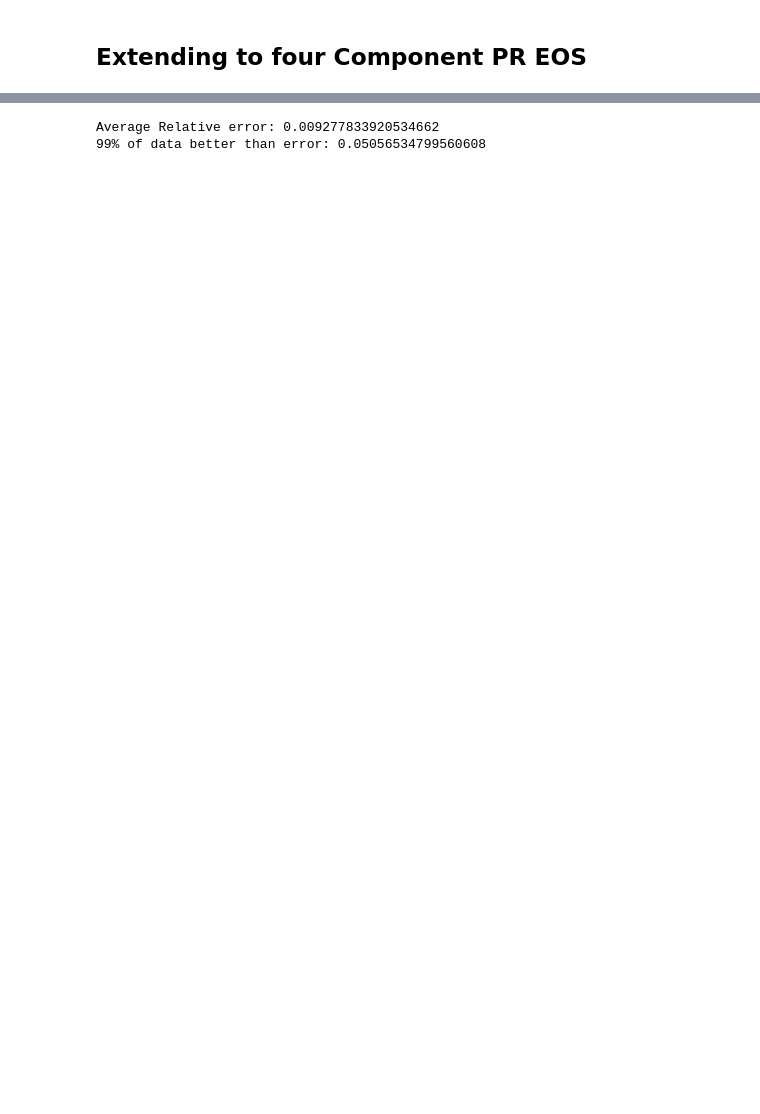
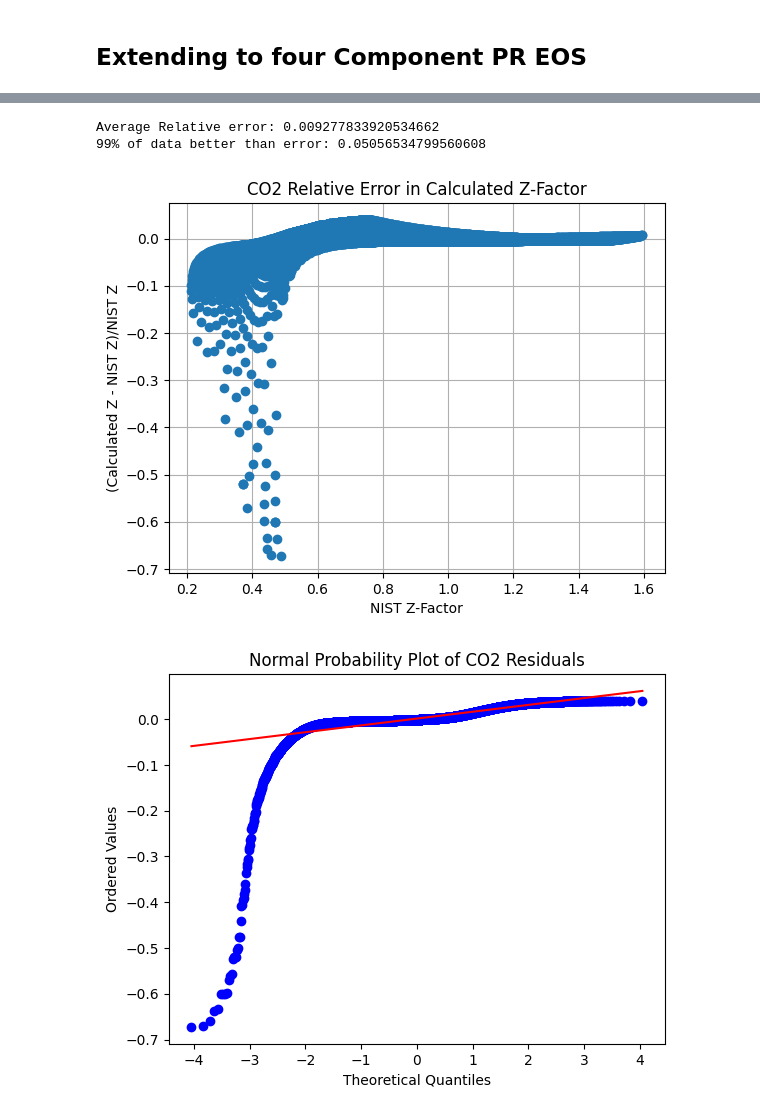
Before and after one commit to mwburgoyne/5_Component_PengRobinson_Z-Factor, a Jupyter notebook: Z-Factor from PR - 4 Component - Final.ipynb, the cells around one changed output, grey strips where cells are left out. Saved outputs shown, nothing was run; the diff lists cells and outputs as text; code cells hidden in the pictures; blank space fills up the shorter version.

Commit message:
Added residual plots

```diff
--- a/Z-Factor from PR - 4 Component - Final.ipynb
+++ b/Z-Factor from PR - 4 Component - Final.ipynb
@@ -12,33 +14,52 @@ R, mwAir, degF2R = 10.731577089016, 28.97, 459.67
 # %%
 # Compare pure CO2
 mwAir = 28.97
 mwGas = 44.01
 sg = mwGas/mwAir
 co2, h2s, n2 = 1.0, 0.0, 0.0
 df = pd.read_excel('Pure_Components.xlsx', sheet_name='CO2')
 degfs = np.array(df['degF'])
 psias = np.array(df['psia'])
 Zs = np.array(df['Z'])
 densities = psias*mwGas/(Zs*R*(degfs+degF2R))
 calc_Zs = []
 for i in range(len(degfs)):
     calc_Zs.append(pr_z.peng_robinson_z(degfs[i], psias[i], sg, co2=co2, h2s=h2s, n2=n2))
 calc_Zs = np.array(calc_Zs)
 calc_densities = psias*mwGas/(calc_Zs*R*(degfs+degF2R))
 plt.plot(Zs, calc_Zs, 'o')
 plt.plot([min(Zs), max(Zs)], [min(Zs), max(Zs)], '--', c='k')
 plt.title('CO2 Calculated Z-Factor vs NIST')
 plt.xlabel('NIST Z-Factor')
 plt.ylabel('Calculated Z-Factor')
 plt.grid()
+#plt.savefig('co2.png')
 plt.show()
 errs = np.abs(calc_Zs - Zs)/Zs
 print('Average Relative error:',np.mean(errs))
 print('99% of data better than error:', np.percentile(errs, 99))
+
+errs = (calc_Zs - Zs)/Zs
+plt.plot(Zs, errs, 'o')
+plt.title('CO2 Relative Error in Calculated Z-Factor')
+plt.xlabel('NIST Z-Factor')
+plt.ylabel('(Calculated Z - NIST Z)/NIST Z')
+plt.grid()
+#plt.savefig('rel_co2.png')
+plt.show()
+
+fig, ax = plt.subplots()
+res = stats.probplot(errs, plot=ax)
+ax.set_title('Normal Probability Plot of CO2 Residuals')
+ax.set_xlabel('Theoretical Quantiles')
+ax.set_ylabel('Ordered Values')
+plt.show()
 # %% [output]
 [figure]
 Average Relative error: 0.009277833920534662
 99% of data better than error: 0.05056534799560608
+[figure, added]
+[figure, added]
 # %%
 # Compare pure H2S
 mwGas = 34.082
```
Also changed, not shown: parts of 5 cells of this notebook.
